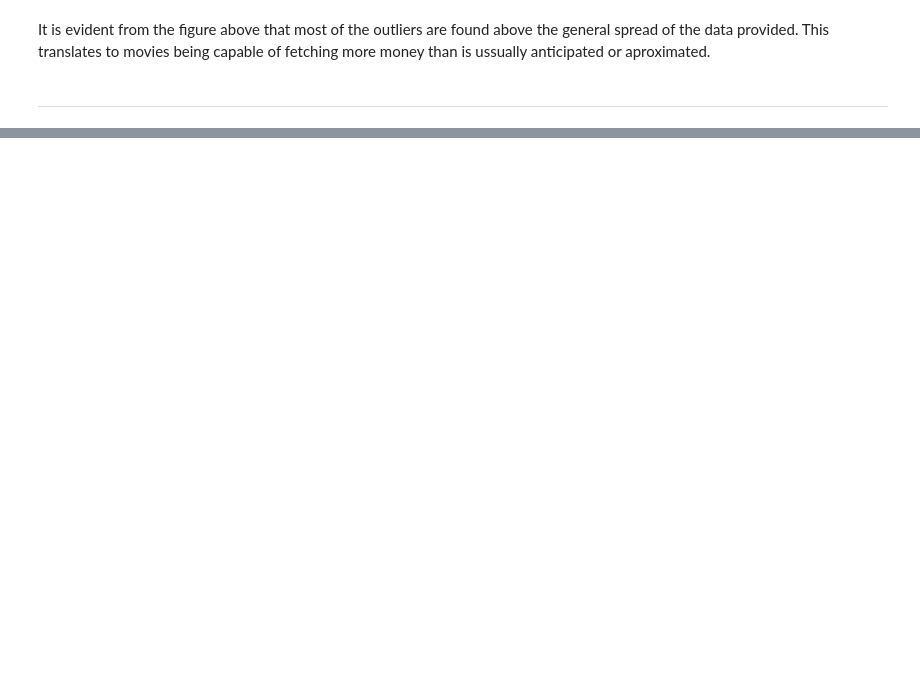
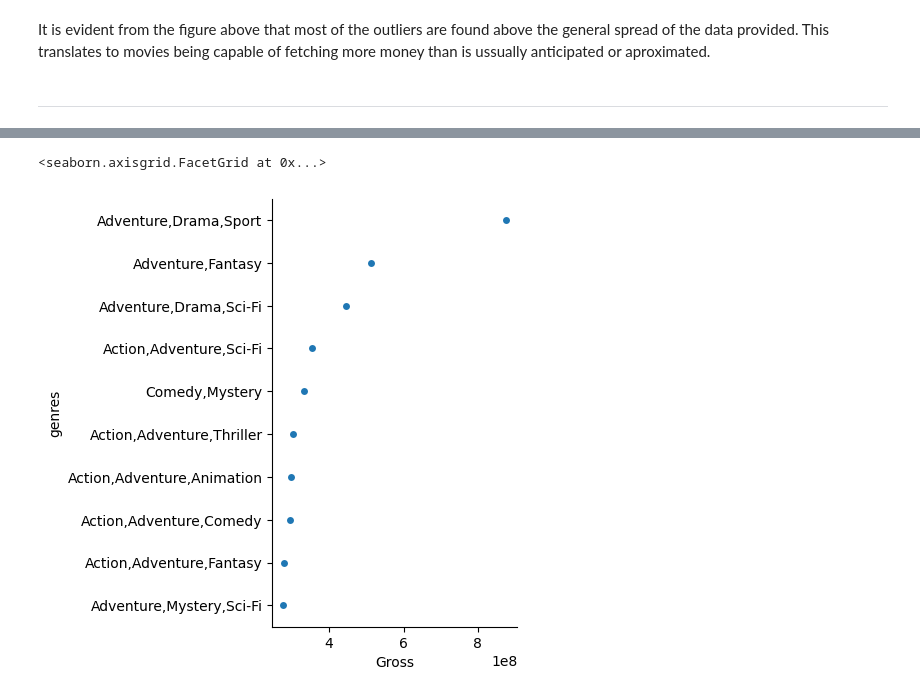
Before and after one commit to ngeny-brian/phase1-project, a Jupyter notebook: student.ipynb, the cells around one changed output, grey strips where cells are left out. Saved outputs shown, nothing was run; the diff lists cells and outputs as text; code cells hidden in the pictures; blank space fills up the shorter version.

```diff
--- a/student.ipynb
+++ b/student.ipynb
@@ -667,0 +833,9 @@ Name: averagerating, Length: 923, dtype: float64
+# %%
+# strip plot of top 10 genres with highest foreign gross
+x_vari = grouped_genres_foreign_gross.head(10).to_list()
+y_vari = grouped_genres_foreign_gross.head(10).index
+merged_genre_foreign_ax = sns.catplot(grouped_genres_foreign_gross.head(10), x=x_vari, y=y_vari)
+merged_genre_foreign_ax.set_axis_labels('Gross')
+# %% [output]
+<seaborn.axisgrid.FacetGrid at 0x...>
+[figure, added]
```
Also changed, not shown: parts of 29 cells of this notebook.
